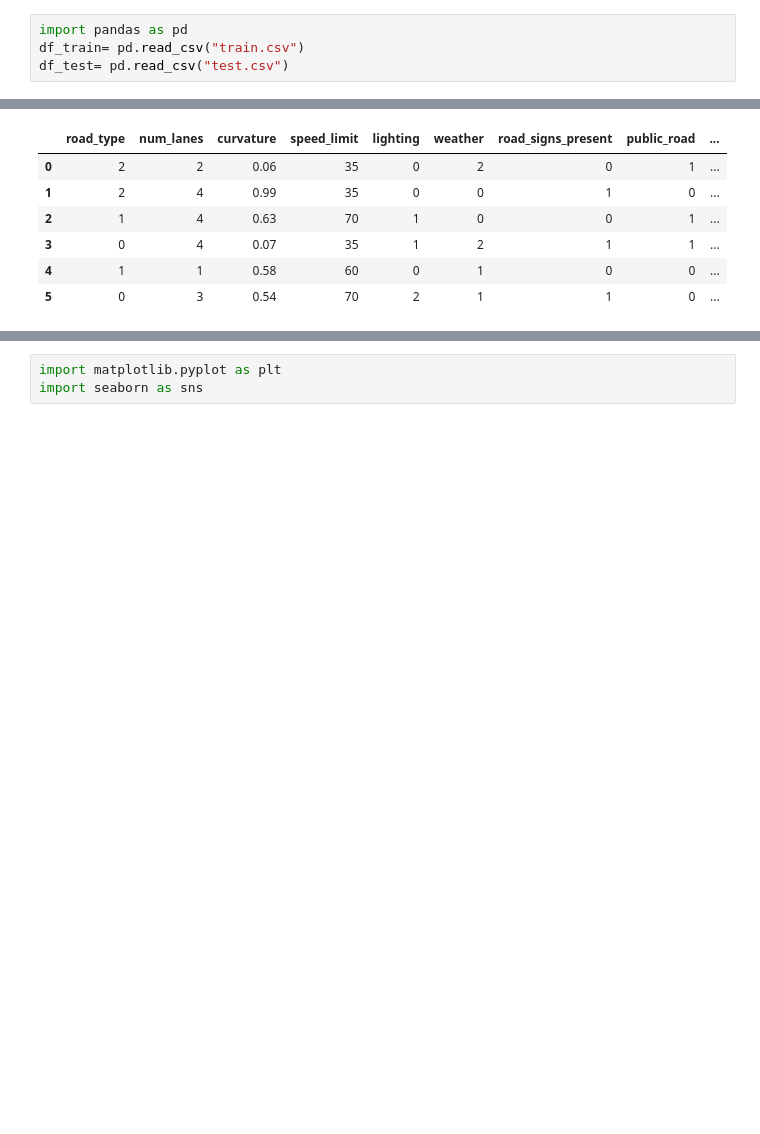
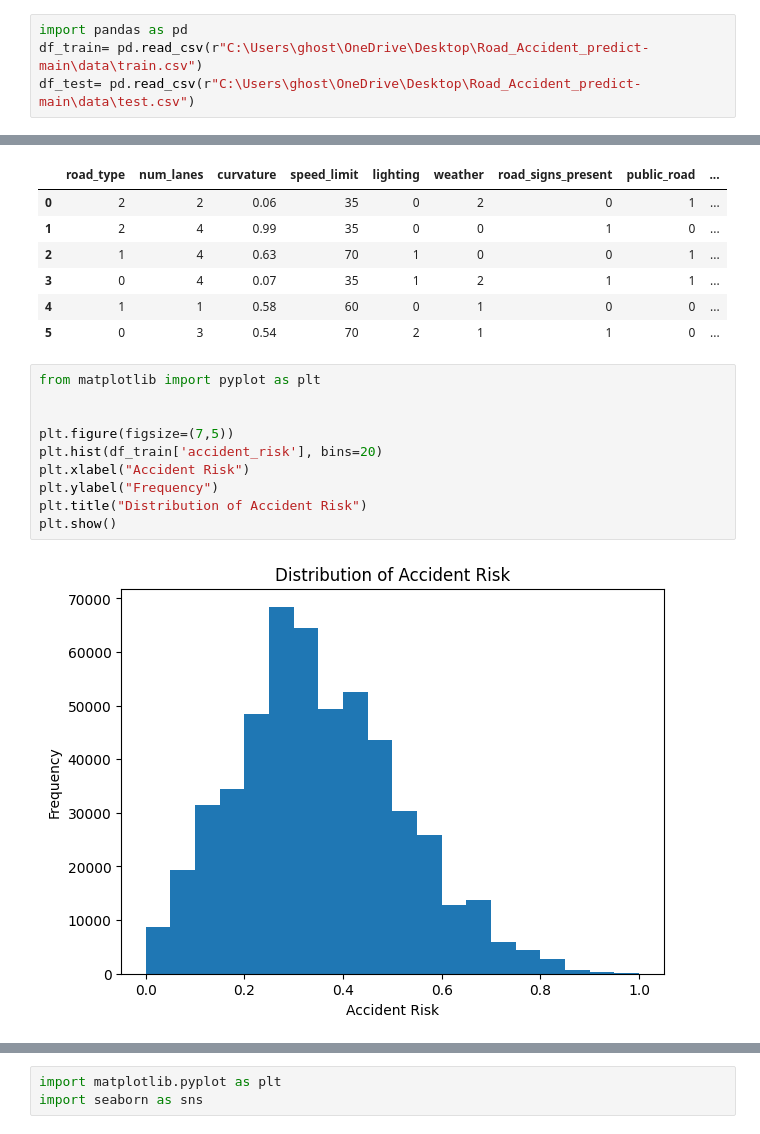
Before and after one commit to yashdeshmukh65/Road_Accident_predict, a Jupyter notebook: notebooks/road_accident_prediction.ipynb, the cells around one changed output, grey strips where cells are left out. Drawn from its saved outputs; the diff is of its cells as text; blank space fills up the shorter version.

```diff
--- a/notebooks/road_accident_prediction.ipynb
+++ b/notebooks/road_accident_prediction.ipynb
@@ -1,7 +1,7 @@
 # %%
 import pandas as pd
-df_train= pd.read_csv("train.csv")
-df_test= pd.read_csv("test.csv")
+df_train= pd.read_csv(r"C:\Users\ghost\OneDrive\Desktop\Road_Accident_predict-main\data\train.csv")
+df_test= pd.read_csv(r"C:\Users\ghost\OneDrive\Desktop\Road_Accident_predict-main\data\test.csv")
 # %%
 df_train.head()
 # %% [output]
@@ -126,3 +126,15 @@ DataFrame after Label Encoding:
 | 3 | 0 | 4 | 0.07 | 35 | 1 | 2 | 1 | 1 | ... |
 | 4 | 1 | 1 | 0.58 | 60 | 0 | 1 | 0 | 0 | ... |
 | 5 | 0 | 3 | 0.54 | 70 | 2 | 1 | 1 | 0 | ... |
+# %%
+from matplotlib import pyplot as plt
+
+
+plt.figure(figsize=(7,5))
+plt.hist(df_train['accident_risk'], bins=20)
+plt.xlabel("Accident Risk")
+plt.ylabel("Frequency")
+plt.title("Distribution of Accident Risk")
+plt.show()
+# %% [output]
+[figure, added]
```
Also changed, not shown: parts of 17 cells of this notebook.
